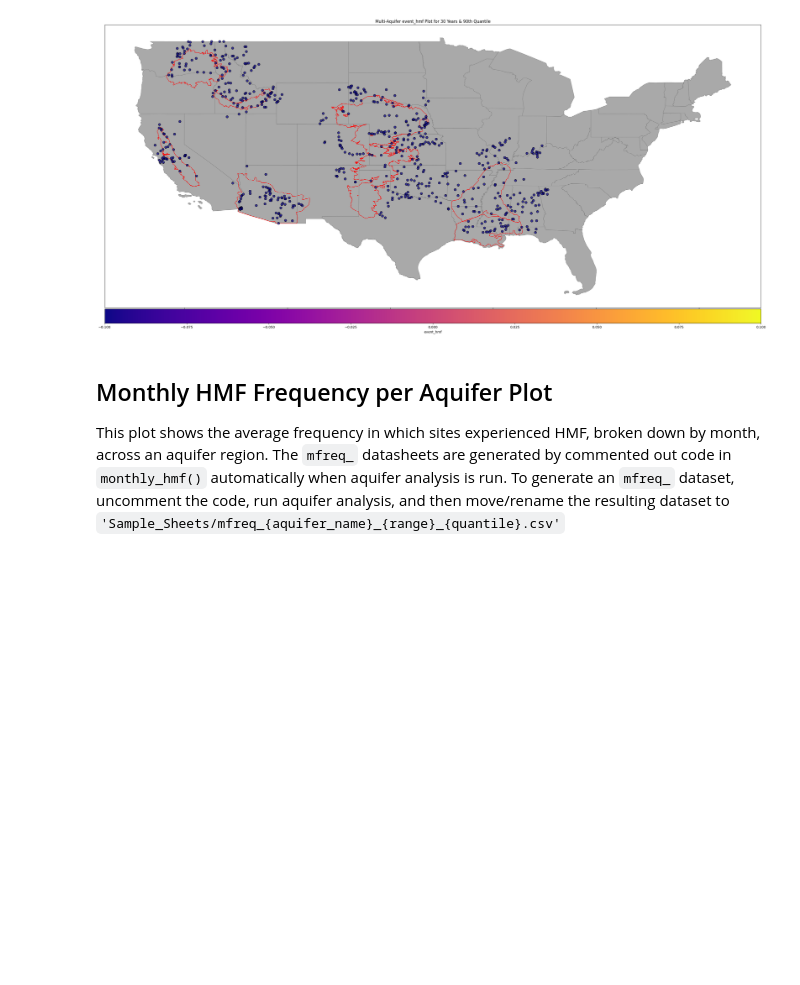
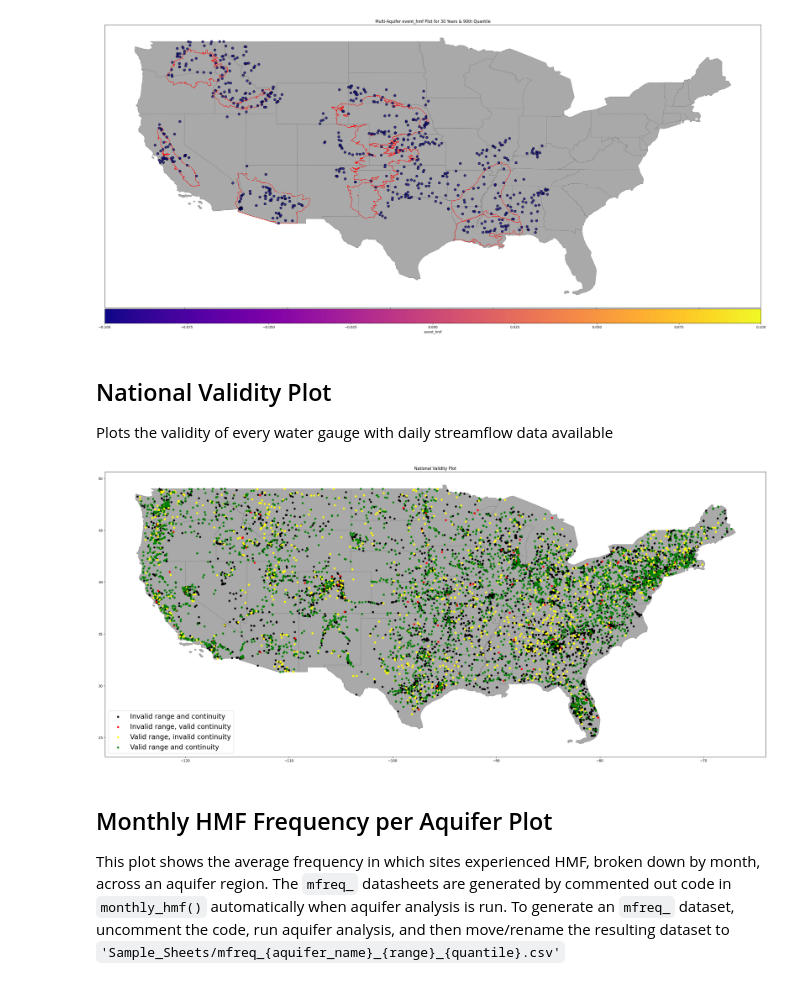
Before and after one commit to AlekWithK/DahlkeLab_LAWR, a Jupyter notebook: aquifer_plotting.ipynb, the cells around one changed output. Cells and saved outputs as stored; diff of their text form; code cells hidden in the pictures; blank space fills up the shorter version.

```diff
--- a/aquifer_plotting.ipynb
+++ b/aquifer_plotting.ipynb
@@ -140,7 +140,7 @@ aquifers = [cl.upper_clairborne_aquifer, cl.central_valley_aquifer, cl.columbia_
 range = 30
 quantile = 90
 
-lower48_shp_path = 'ShapeFiles/Lower48/tl_2023_us_state.shp'
+lower48_shp_path = 'ShapeFiles/Lower48/lower48.shp'
 
 # Metric to be plotted where metrics are column names from the dataset
 metric = 'event_hmf'
@@ -212,6 +212,40 @@ if save_img:
     fn.save_plot_as_image(img_path, overwrite)
 # %% [output]
 [figure]
+# %% [markdown]
+## National Validity Plot
+Plots the validity of every water gauge with daily streamflow data available
+# %%
+dataset = 'National_Validity.xlsx'
+datapath = f'Prelim_Data/{dataset}'
+lower_48_shp_path = 'ShapeFiles/Lower48/lower48.shp'
+
+show_huc4 = False
+show_aquifer = False
+
+df_validity = pd.read_excel(datapath, sheet_name='national_validity')
+# %%
+fig, ax = plt.subplots(figsize=(35, 35))
+plt.title(f"National Validity Plot", loc='center')
+
+fn.plot_lower_48(ax, lower48_shp_path)
+geo_df = fn.convert_geometry(df_validity)
+
+colors = df_validity['data_range'].astype(str) + df_validity['data_cont'].astype(str)
+gdf_green = geo_df[colors == 'TrueTrue']
+gdf_yellow = geo_df[colors == 'TrueFalse']
+gdf_red = geo_df[colors == 'FalseTrue']
+gdf_black = geo_df[colors == 'FalseFalse']
+
+gdf_black.plot(ax=ax, color='black', label='Invalid range and continuity', markersize=100, marker='.', alpha=1.0)
+gdf_red.plot(ax=ax, color='red', label='Invalid range, valid continuity', markersize=100, marker='.', alpha=1.0)
+gdf_yellow.plot(ax=ax, color='yellow', label='Valid range, invalid continuity', markersize=100, marker='.', alpha=1.0)
+gdf_green.plot(ax=ax, color='green', label='Valid range and continuity', markersize=100, marker='.', alpha=1.0)
+
+plt.legend(prop={'size': 20})
+plt.show()
+# %% [output]
+[figure, added]
 # %% [markdown]
 ## Monthly HMF Frequency per Aquifer Plot
 This plot shows the average frequency in which sites experienced HMF, broken down by month, across an aquifer region. The `mfreq_` datasheets are generated by commented out code in `monthly_hmf()` automatically when aquifer analysis is run. To generate an `mfreq_` dataset, uncomment the code, run aquifer analysis, and then move/rename the resulting dataset to `'Sample_Sheets/mfreq_{aquifer_name}_{range}_{quantile}.csv'`
```
Also changed, not shown: parts of 1 cell of this notebook, 5 other files.
